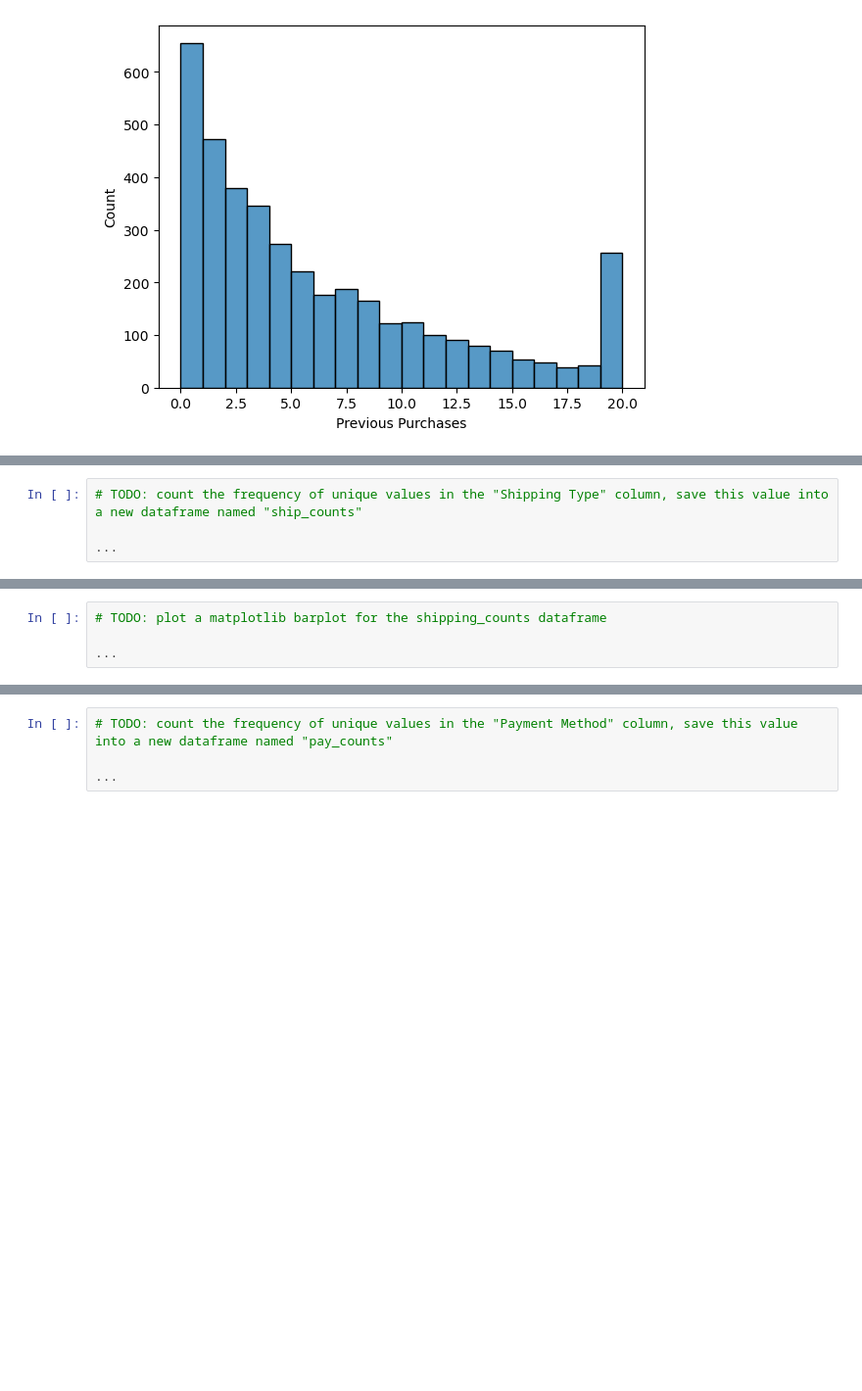
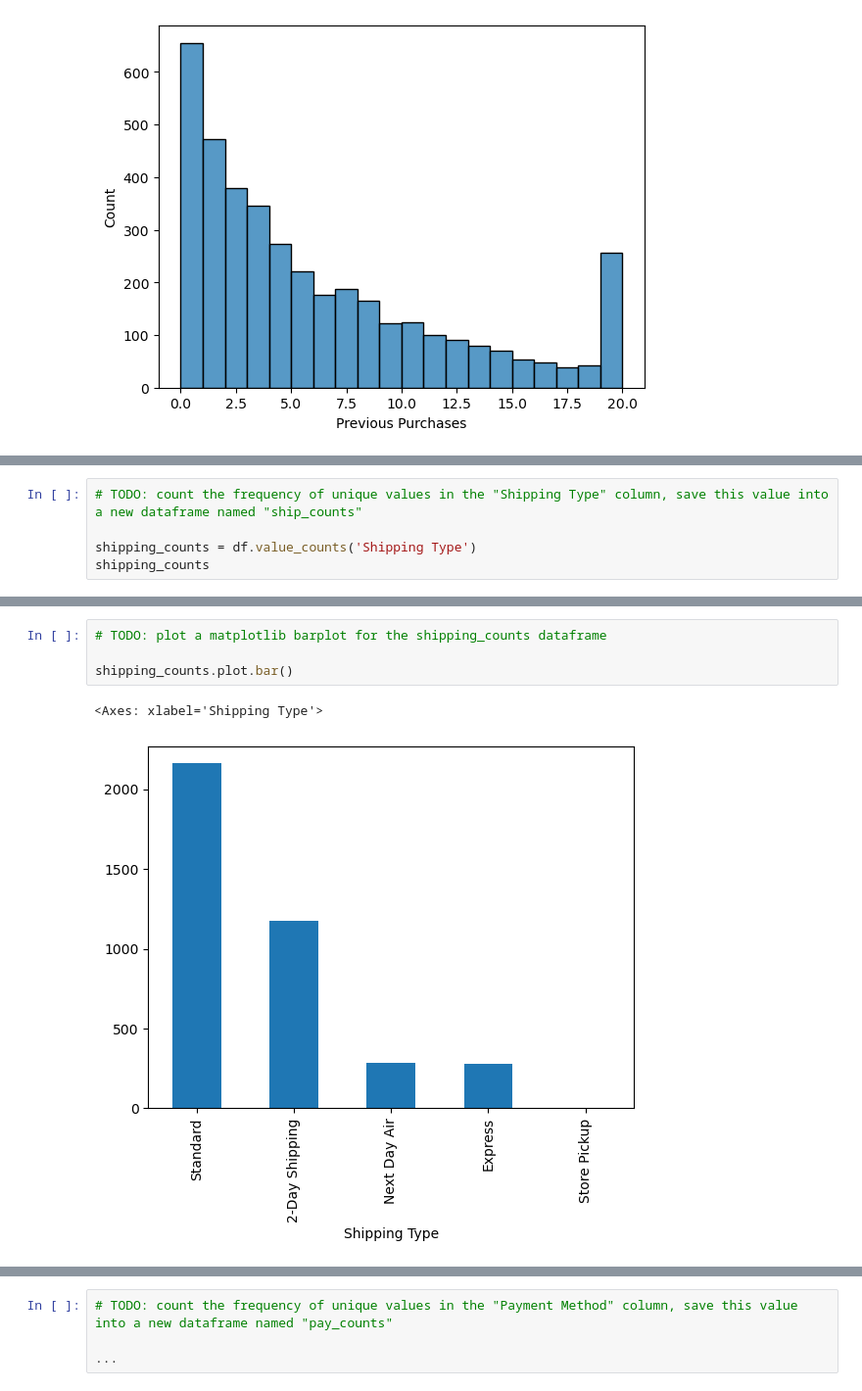
Before and after one commit to ufomaok/shopping_behavior, a Jupyter notebook: code/01explore.ipynb, the cells around one changed output, grey strips where cells are left out. Shown at 98% size. Cells and saved outputs as stored; diff of their text form; blank space fills up the shorter version.

```diff
--- a/code/01explore.ipynb
+++ b/code/01explore.ipynb
@@ -100,4 +113,5 @@ sns.histplot(data = df, x = 'Previous Purchases')
 # %%
 # TODO: count the frequency of unique values in the "Shipping Type" column, save this value into a new dataframe named "ship_counts"
 
-...
+shipping_counts = df.value_counts('Shipping Type')
+shipping_counts
@@ -104,7 +126,10 @@ sns.histplot(data = df, x = 'Previous Purchases')
 # %%
 # TODO: plot a matplotlib barplot for the shipping_counts dataframe
 
-...
+shipping_counts.plot.bar()
+# %% [output]
+<Axes: xlabel='Shipping Type'>
+[figure, added]
 # %%
 # TODO: count the frequency of unique values in the "Promo Code Used" column, save this value into a new dataframe named "promo_counts"
 
```
Also changed, not shown: parts of 7 cells of this notebook.
